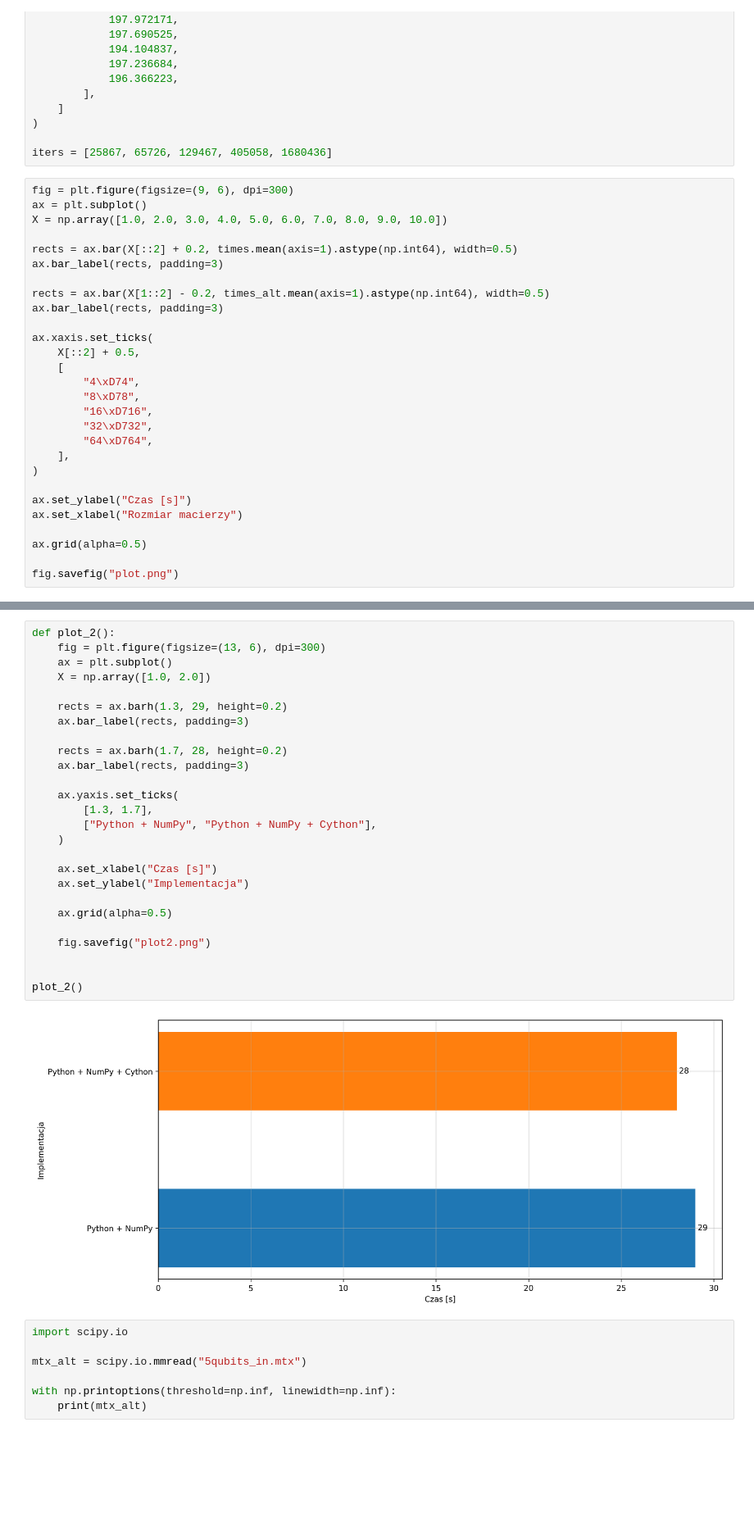
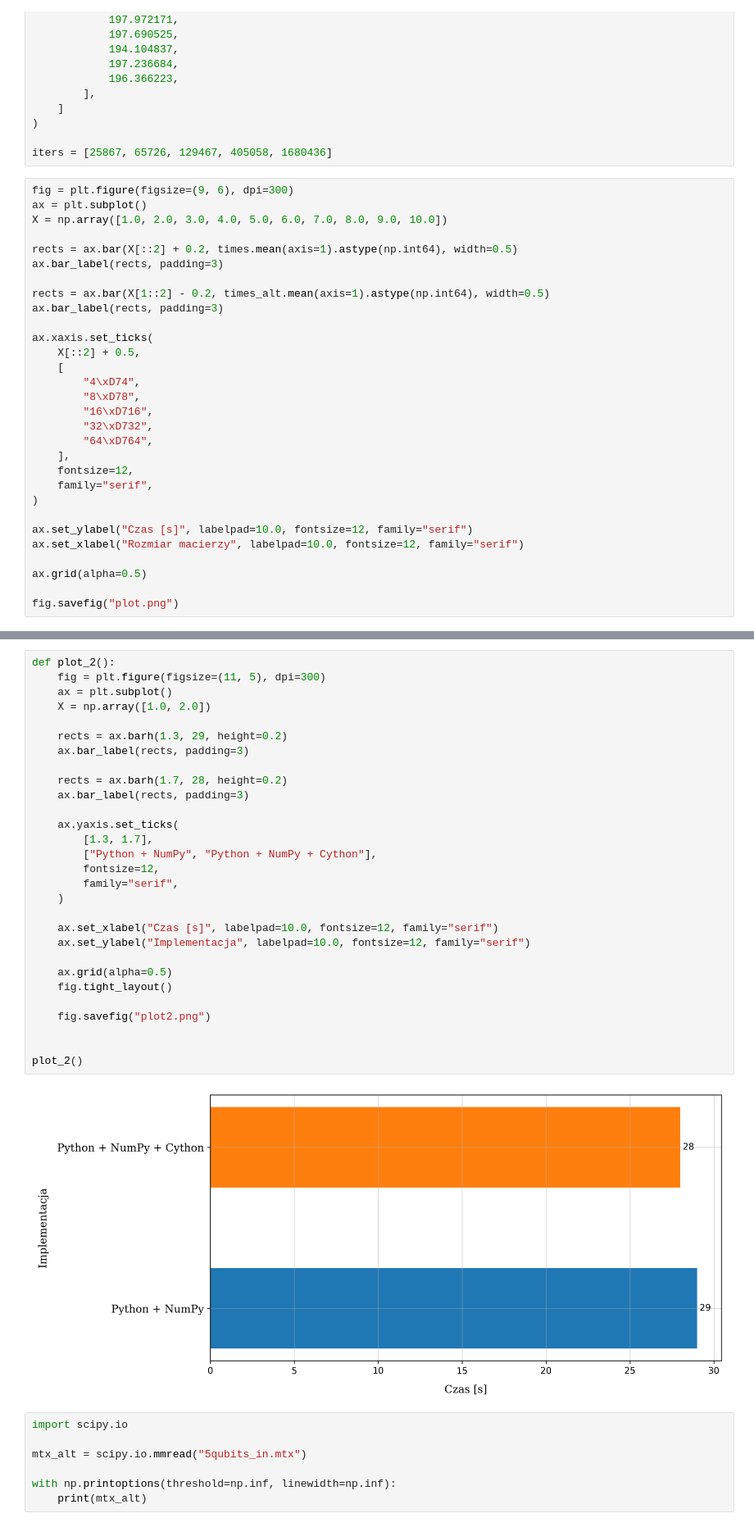
Before and after one commit to Argmaster/bachelors_thesis, a Jupyter notebook: resources/benchmark_3/plot.ipynb, the cells around one changed output, grey strips where cells are left out. Shown: that part at 82% size. Cells and saved outputs as stored; diff of their text form; blank space fills up the shorter version.

```diff
--- a/resources/benchmark_3/plot.ipynb
+++ b/resources/benchmark_3/plot.ipynb
@@ -104,10 +104,12 @@ ax.xaxis.set_ticks(
         "32\xD732",
         "64\xD764",
     ],
+    fontsize=12,
+    family="serif",
 )
 
-ax.set_ylabel("Czas [s]")
-ax.set_xlabel("Rozmiar macierzy")
+ax.set_ylabel("Czas [s]", labelpad=10.0, fontsize=12, family="serif")
+ax.set_xlabel("Rozmiar macierzy", labelpad=10.0, fontsize=12, family="serif")
 
 ax.grid(alpha=0.5)
 
@@ -117,31 +119,34 @@ fig.savefig("plot.png")
 # %%
 def plot_2():
-    fig = plt.figure(figsize=(13, 6), dpi=300)
+    fig = plt.figure(figsize=(11, 5), dpi=300)
     ax = plt.subplot()
     X = np.array([1.0, 2.0])
 
     rects = ax.barh(1.3, 29, height=0.2)
     ax.bar_label(rects, padding=3)
 
     rects = ax.barh(1.7, 28, height=0.2)
     ax.bar_label(rects, padding=3)
 
     ax.yaxis.set_ticks(
         [1.3, 1.7],
         ["Python + NumPy", "Python + NumPy + Cython"],
+        fontsize=12,
+        family="serif",
     )
 
-    ax.set_xlabel("Czas [s]")
-    ax.set_ylabel("Implementacja")
+    ax.set_xlabel("Czas [s]", labelpad=10.0, fontsize=12, family="serif")
+    ax.set_ylabel("Implementacja", labelpad=10.0, fontsize=12, family="serif")
 
     ax.grid(alpha=0.5)
+    fig.tight_layout()
 
     fig.savefig("plot2.png")
 
 
 plot_2()
 # %% [output]
-[figure, old version]
+[figure, new version]
 # %%
 import scipy.io
 
```
Also changed, not shown: parts of 1 cell of this notebook, 24 other files.
